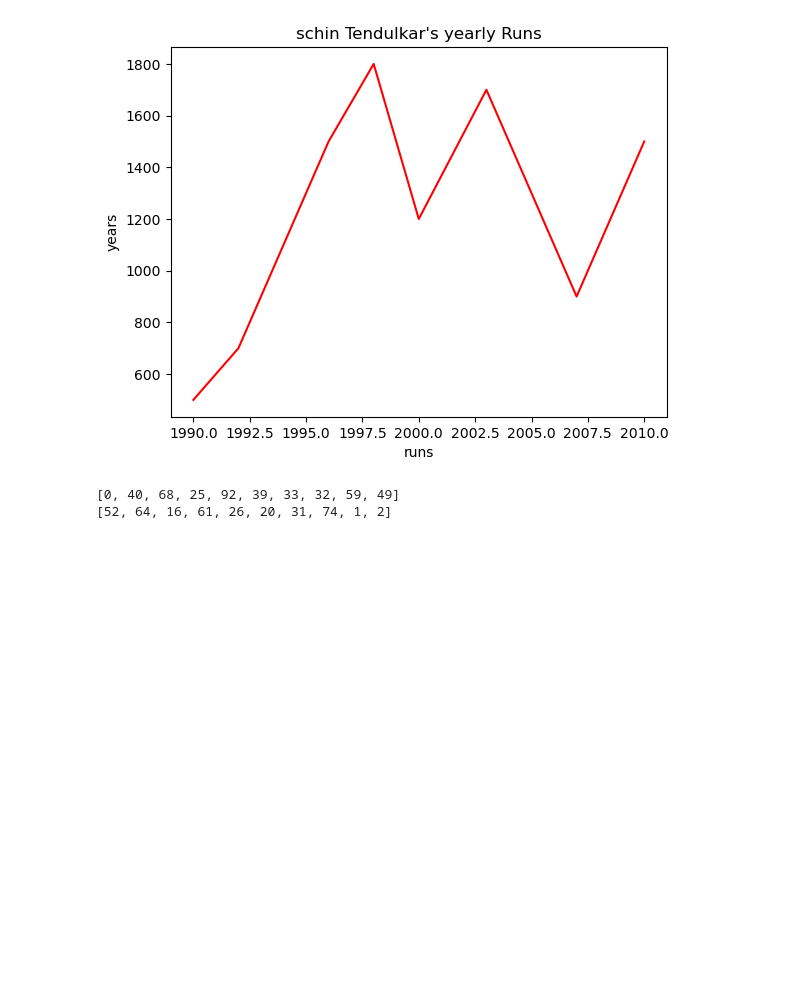
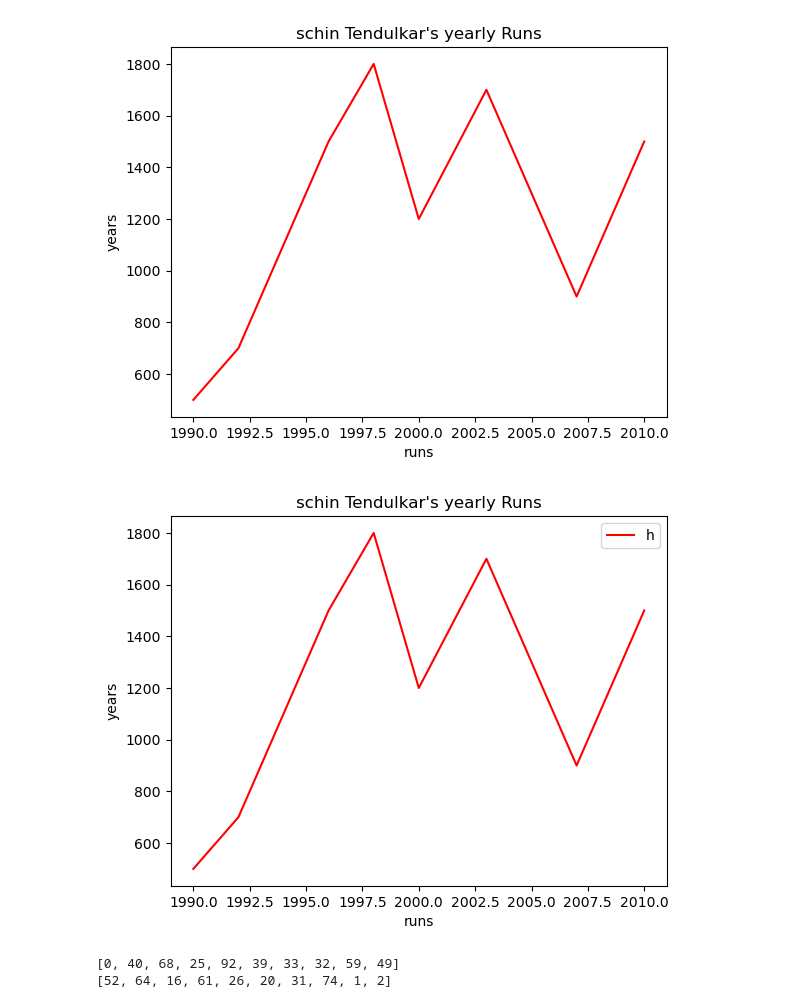
Before and after one commit to pankajvshnv/Data-Science, a Jupyter notebook: Matplotlib_Visualization.ipynb, the cells around one changed output. Saved outputs shown, nothing was run; the diff lists cells and outputs as text; code cells hidden in the pictures; blank space fills up the shorter version.

```diff
--- a/Matplotlib_Visualization.ipynb
+++ b/Matplotlib_Visualization.ipynb
@@ -80,13 +71,16 @@ plt.show()
 # %%
 years = [1990, 1992, 1994, 1996, 1998, 2000, 2003, 2005, 2007, 2010]
 runs =  [500, 700, 1100, 1500, 1800, 1200, 1700, 1300, 900, 1500]
 
 plt.plot(years, runs, "r")
 plt.xlabel("runs")
 plt.ylabel("years")
 plt.title("schin Tendulkar's yearly Runs")
+plt.legend("hee")
 
 plt.show()
+# %% [output]
+[figure, added]
 # %%
 import random
 virat = random.sample(range(0,100),10)
```
Also changed, not shown: parts of 13 cells of this notebook, 1 other file.
